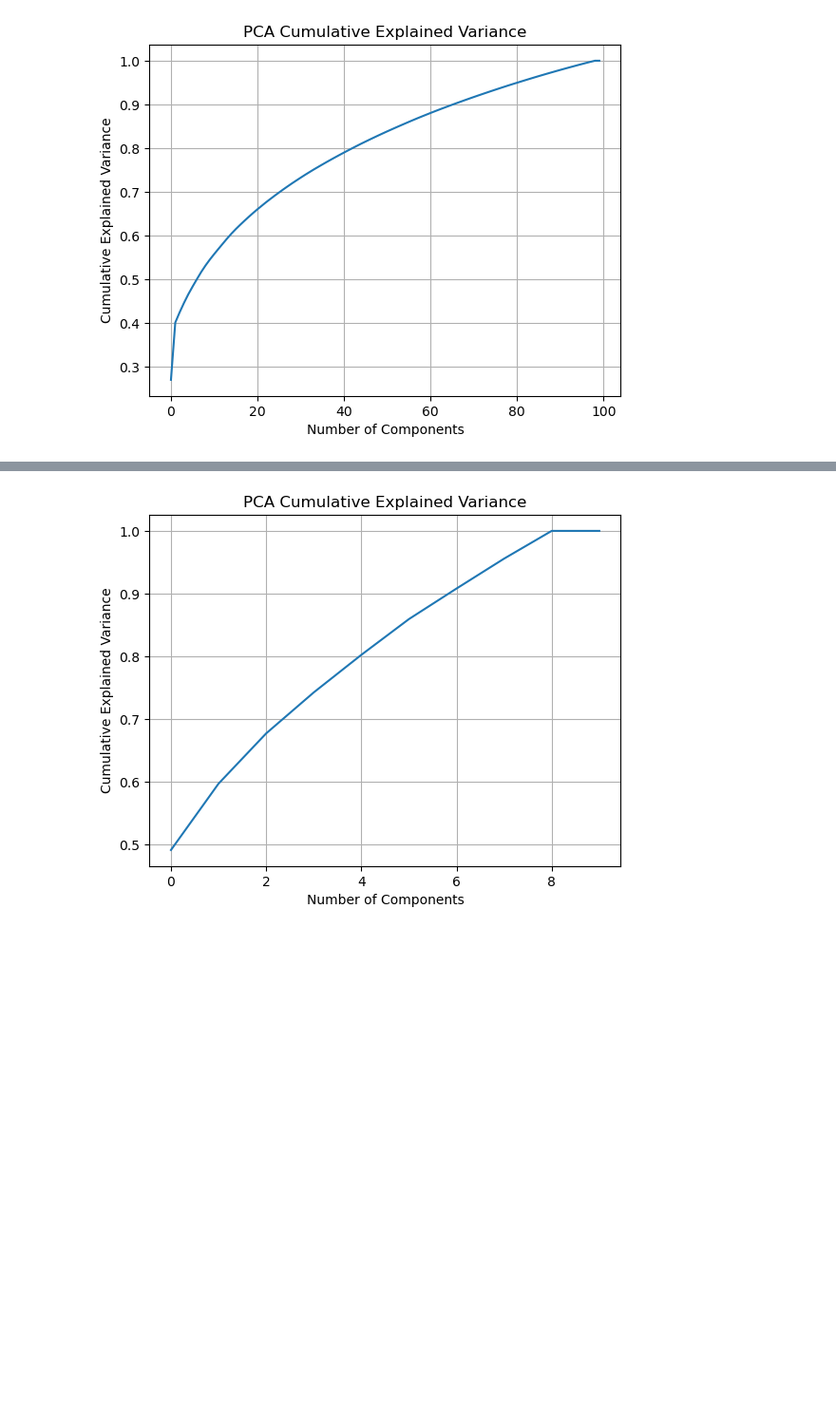
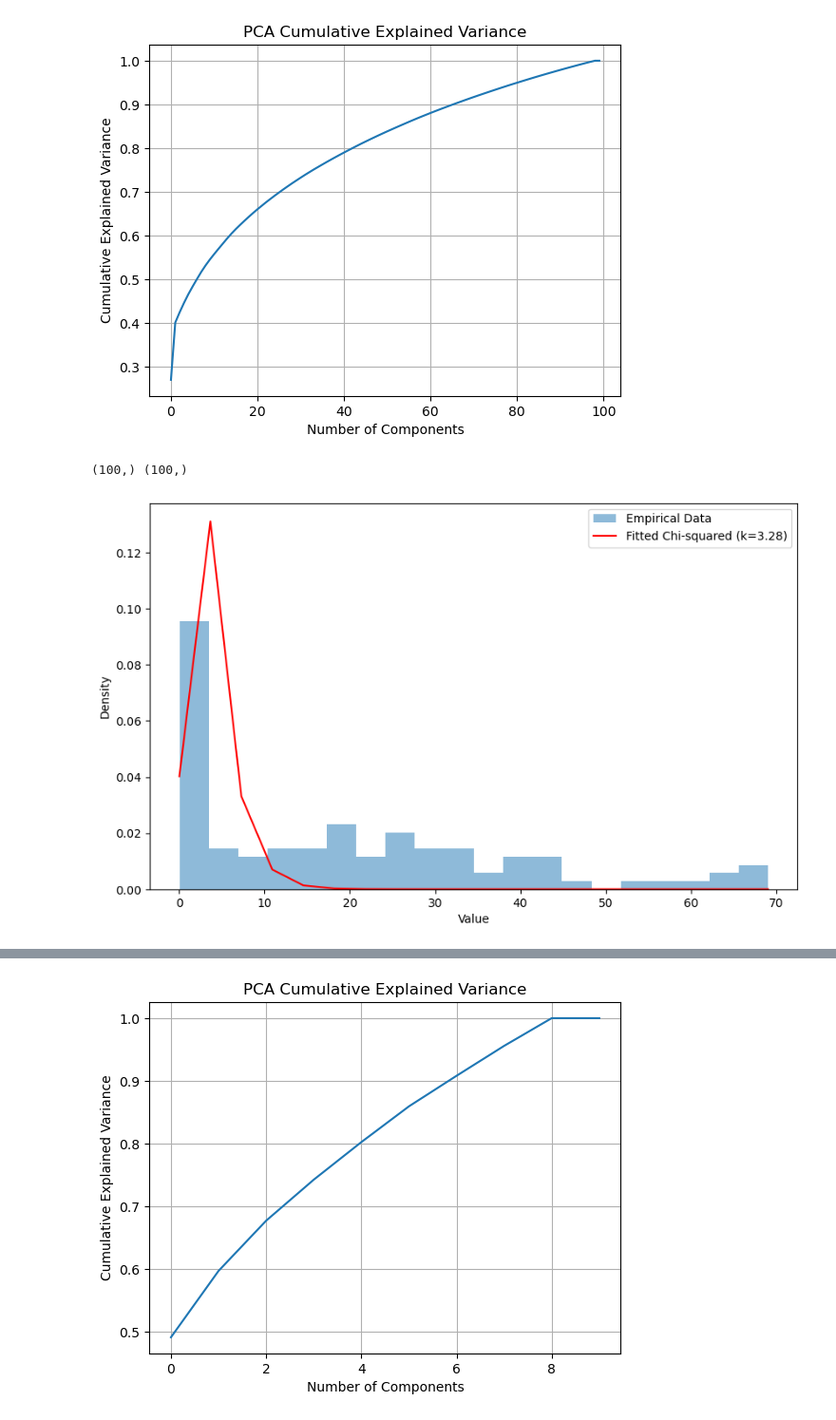
Before and after one commit to CMB-ML/variance_map_ps, a Jupyter notebook: planck_sims_get_mean_cov_cl.ipynb, the cells around one changed output, grey strips where cells are left out. Shown at 95% size. Cells and saved outputs as stored; diff of their text form; code cells hidden in the pictures; blank space fills up the shorter version.

```diff
--- a/planck_sims_get_mean_cov_cl.ipynb
+++ b/planck_sims_get_mean_cov_cl.ipynb
@@ -340,3 +340,45 @@ plt.grid()
 plt.show()
 # %% [output]
 [figure]
+# %%
+cl0 = np.array([_c[0] for _c in src_cls])
+cl1 = np.array([_c[1] for _c in src_cls])
+# %%
+print(cl0.shape, cl1.shape)
+# %% [output]
+(100,) (100,)
+# %%
+import numpy as np
+import matplotlib.pyplot as plt
+from scipy.stats import chi2
+from scipy.optimize import curve_fit
+
+# Assuming `cl0` is your data (replace with your actual dataset if needed)
+# Load your data here if not already loaded
+# cl0 = ...
+
+# Step 1: Define a function to model the chi-squared PDF for fitting
+def chi_squared_pdf(x, k):
+    return chi2.pdf(x, df=k)
+
+# Step 2: Fit the chi-squared distribution to the data
+# Use only non-zero values for better fitting, especially if there are many zeros
+cl0_nonzero = cl0[cl0 > 0]
+hist_data, bin_edges = np.histogram(cl0_nonzero, bins=100, density=True)
+bin_centers = (bin_edges[1:] + bin_edges[:-1]) * 0.5
+
+# Use curve fitting to estimate the degrees of freedom
+params, _ = curve_fit(chi_squared_pdf, bin_centers, hist_data, p0=[2])  # initial guess for k is 2
+k_estimate = params[0]
+
+# Step 3: Plot the empirical histogram and the fitted chi-squared PDF
+plt.figure(figsize=(10, 6))
+plt.hist(cl0_nonzero, bins=20, density=True, alpha=0.5, label='Empirical Data')
+x_vals = np.linspace(min(cl0_nonzero), max(cl0_nonzero), 20)
+plt.plot(x_vals, chi_squared_pdf(x_vals, k_estimate), label=f'Fitted Chi-squared (k={k_estimate:.2f})', color='red')
+plt.xlabel('Value')
+plt.ylabel('Density')
+plt.legend()
+plt.show()
+# %% [output]
+[figure, added]
```
Also changed, not shown: parts of 19 cells of this notebook, 32 other files.
